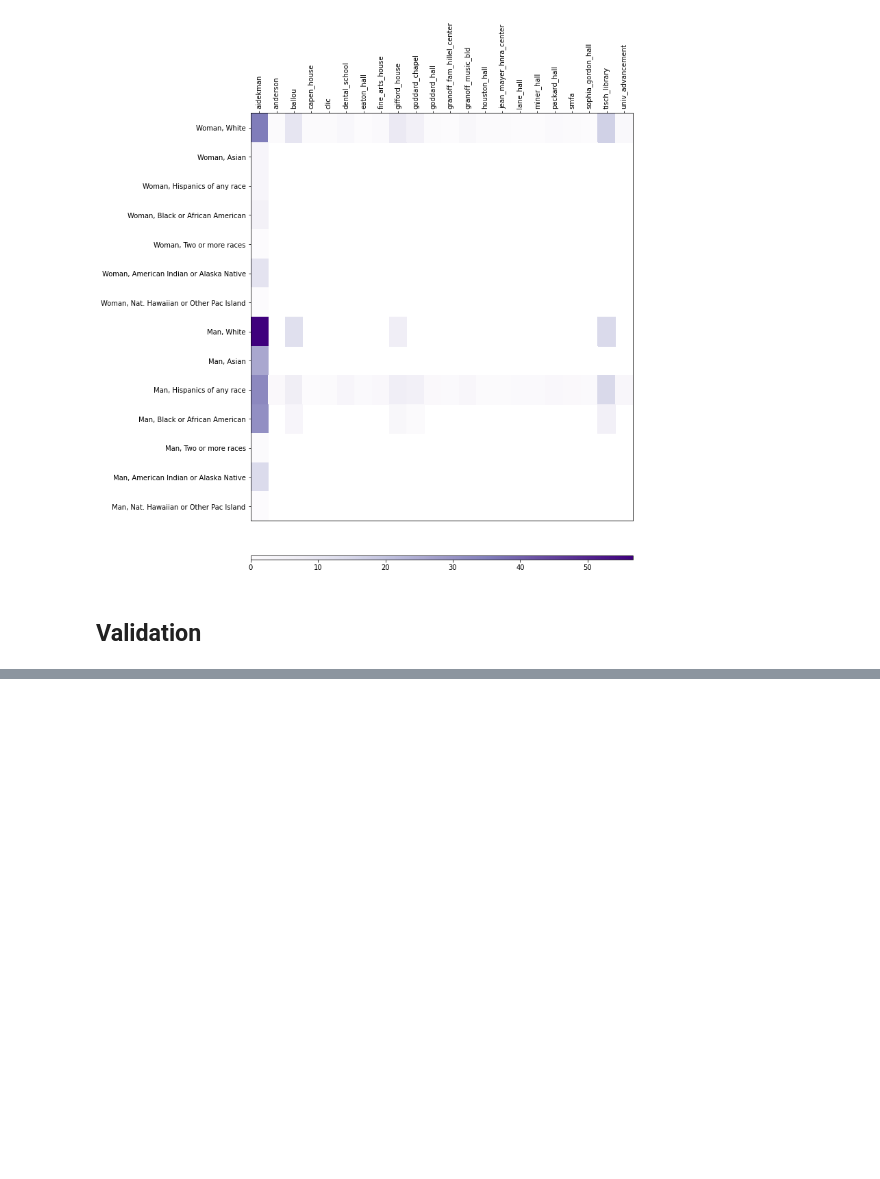
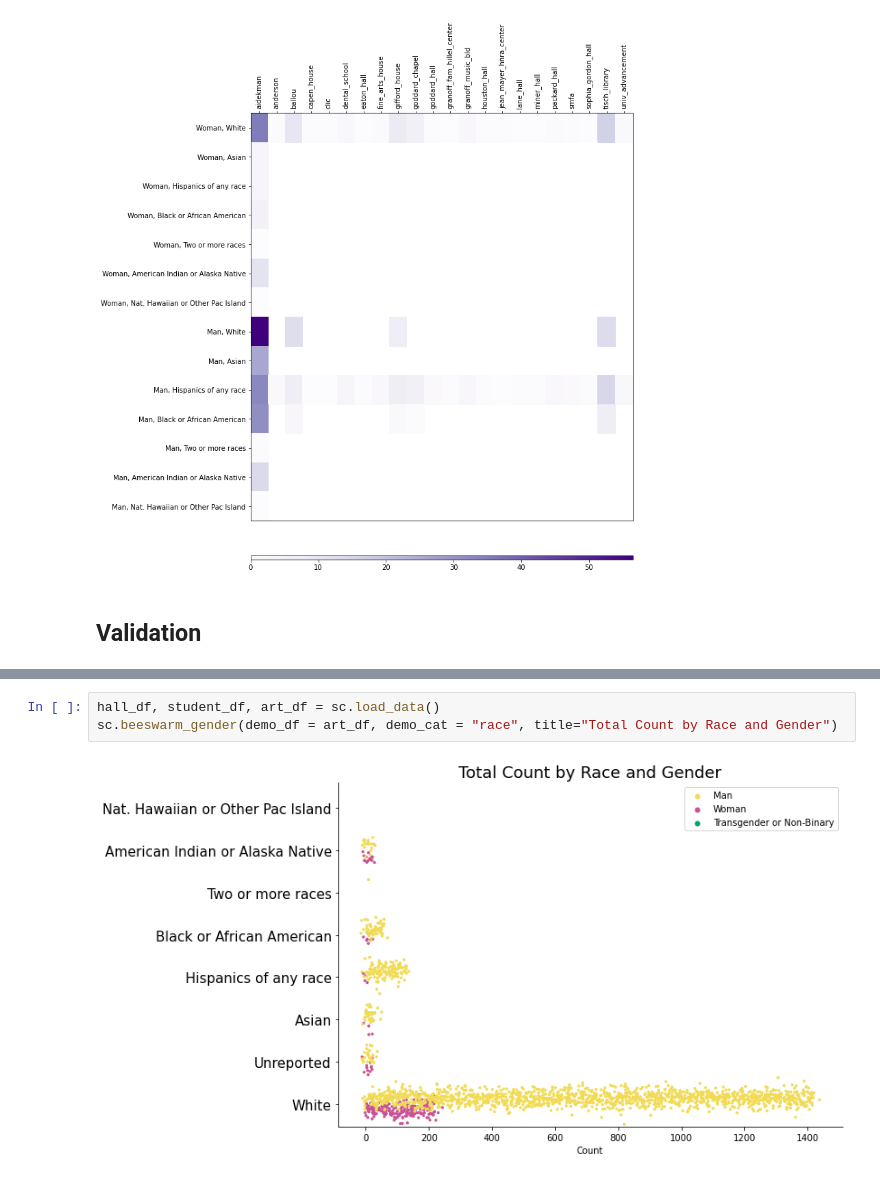
Before and after one commit to annahaensch/OpArt_Curation_Tool, a Jupyter notebook: notebooks/workflow_demo.ipynb, the cells around one changed output, grey strips where cells are left out. Drawn from its saved outputs; the diff is of its cells as text; blank space fills up the shorter version.

```diff
--- a/notebooks/workflow_demo.ipynb
+++ b/notebooks/workflow_demo.ipynb
@@ -218,0 +215,5 @@ Index(['Woman, White', 'Woman, Asian', 'Woman, Hispanics of any race',
+# %%
+hall_df, student_df, art_df = sc.load_data()
+sc.beeswarm_gender(demo_df = art_df, demo_cat = "race", title="Total Count by Race and Gender")
+# %% [output]
+[figure, added]
```
Also changed, not shown: parts of 12 cells of this notebook.
